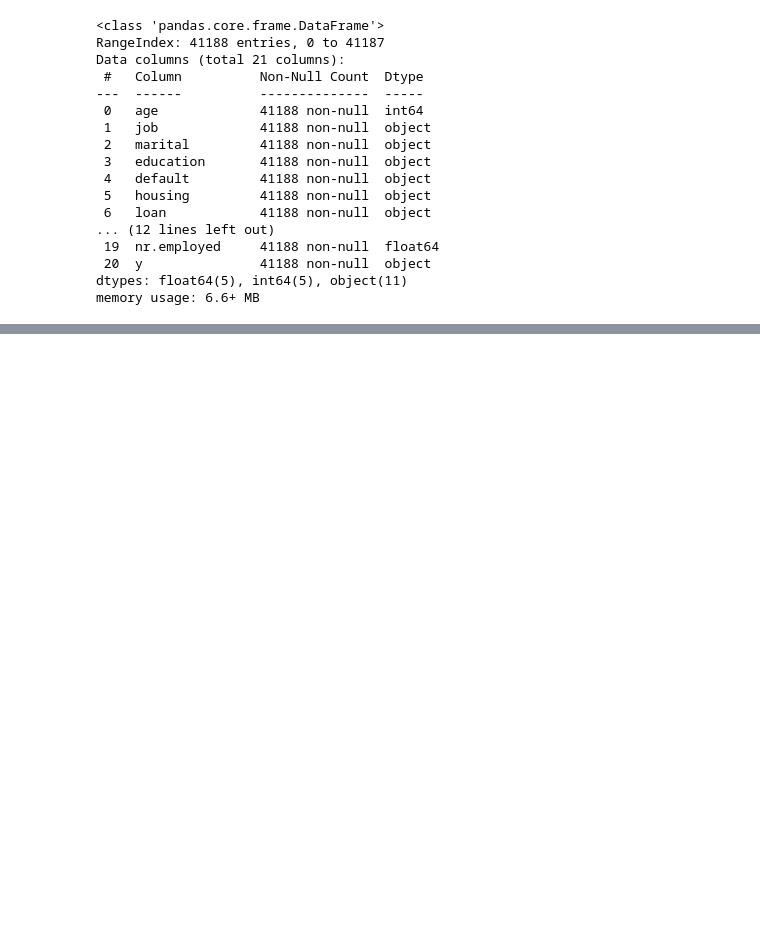
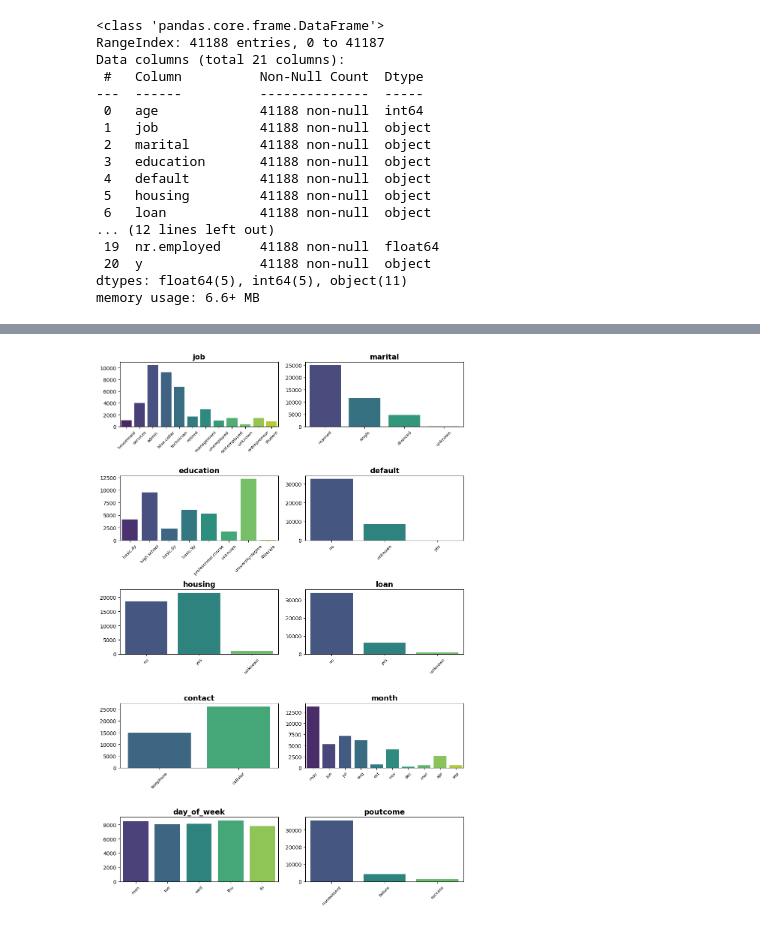
Before and after one commit to Magdalena-B1/ML-different-approaches-to-linear-regression, a Jupyter notebook: notebook4f11fd9960.ipynb, the cells around one changed output, grey strips where cells are left out. Cells and saved outputs as stored; diff of their text form; code cells hidden in the pictures; blank space fills up the shorter version.

```diff
--- a/notebook4f11fd9960.ipynb
+++ b/notebook4f11fd9960.ipynb
@@ -66,0 +94,17 @@ df['y'].value_counts().plot(kind = "bar")
+# %%
+cat_columns = ['job', 'marital', 'education', 'default', 'housing', 'loan',
+                       'contact', 'month', 'day_of_week', 'poutcome']
+
+plt.figure(figsize=(10, 15))
+for i, column in enumerate(cat_columns, 1):
+    plt.subplot(5, 2, i)
+    sns.countplot(data=df, x=column, palette='viridis')
+    plt.title(column, fontsize=14, fontweight='bold')
+    plt.xlabel(None)
+    plt.ylabel(None)
+    plt.xticks(fontsize = 8, rotation=45)
+
+plt.tight_layout()
+plt.show()
+# %% [output]
+[figure, added]
```
Also changed, not shown: parts of 8 cells of this notebook.
